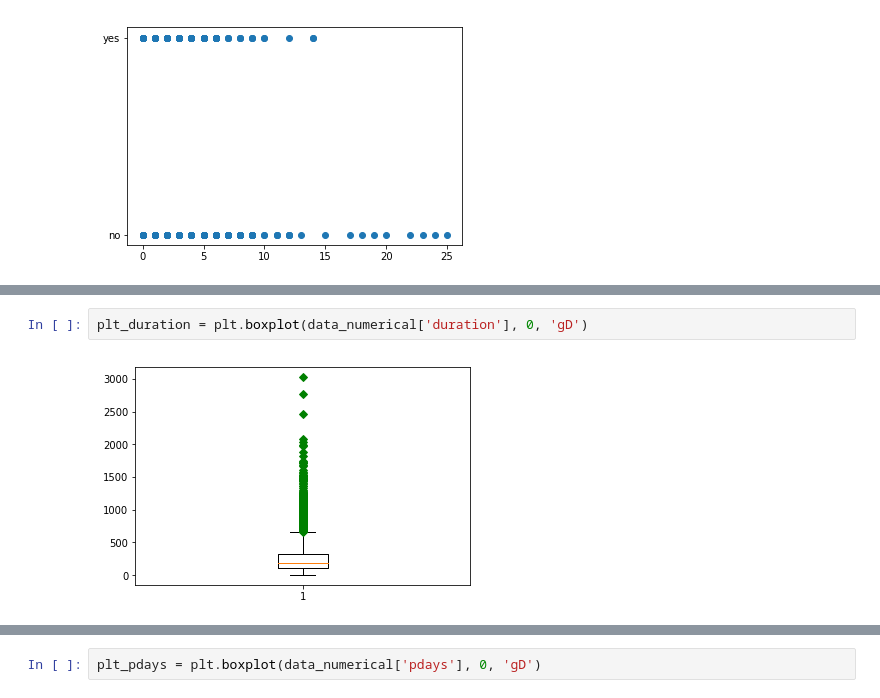
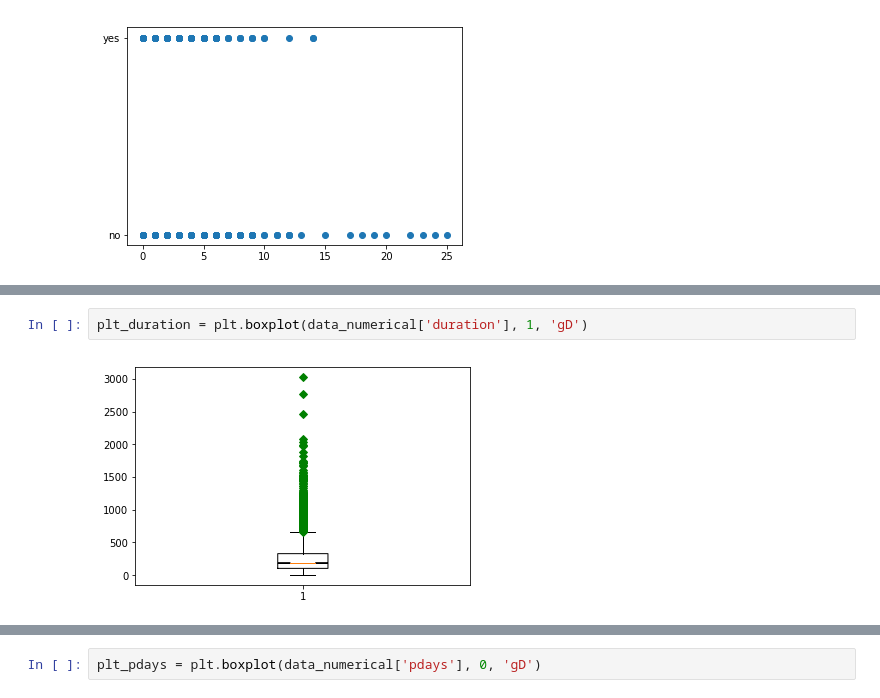
Before and after one commit to soo-shan/bankdataset, a Jupyter notebook: Bank.ipynb, the cells around one changed output, grey strips where cells are left out. Cells and saved outputs as stored; diff of their text form.

```diff
--- a/Bank.ipynb
+++ b/Bank.ipynb
@@ -378,7 +378,7 @@ plt_balance = plt.boxplot(data_numerical['balance'], 0, 'gD')
 # %%
-plt_duration = plt.boxplot(data_numerical['duration'], 0, 'gD')
+plt_duration = plt.boxplot(data_numerical['duration'], 1, 'gD')
 # %% [output]
-[figure, old version]
+[figure, new version]
 # %%
 plt_campaign = plt.boxplot(data_numerical['campaign'], 0, 'gD')
 # %% [output]
```
Also changed, not shown: parts of 4 cells of this notebook, 2 other files.
